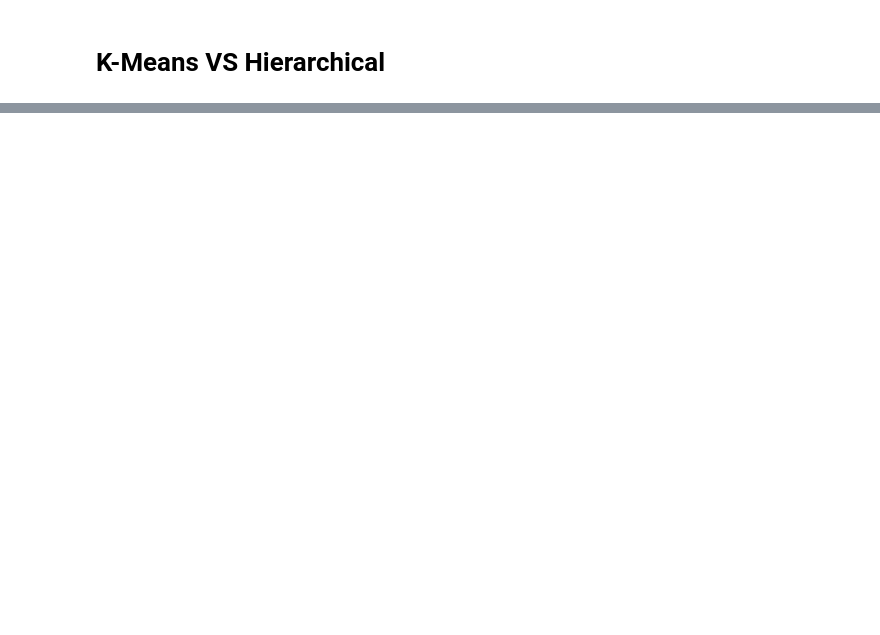
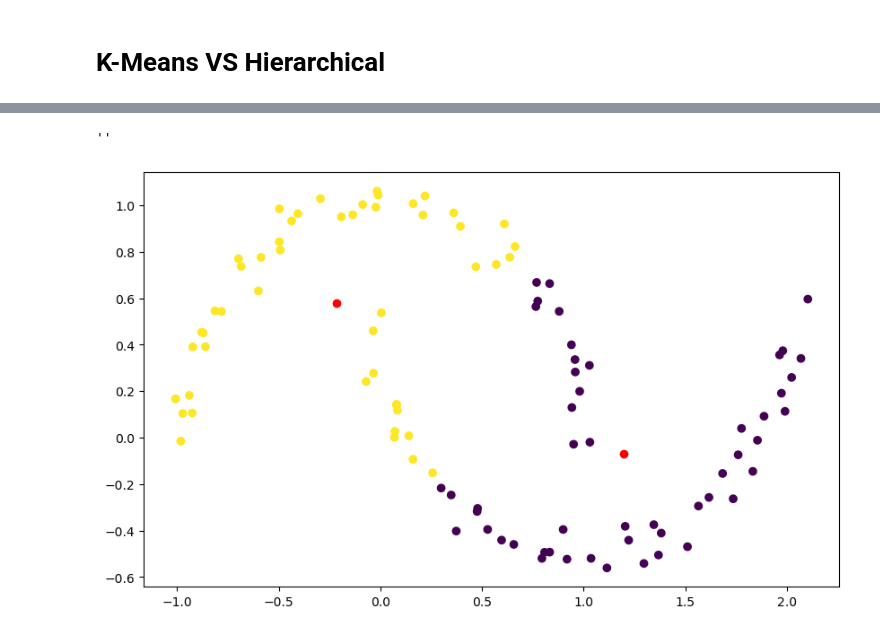
Before and after one commit to Ironhack-Data-Madrid-Enero-2024/apuntes_clase, a Jupyter notebook: semana_7/4.1 - Intro Unsupervised Learning.ipynb, the cells around one changed output, grey strips where cells are left out. Drawn from its saved outputs; the diff is of its cells as text; code cells hidden in the pictures; blank space fills up the shorter version.

```diff
--- a/semana_7/4.1 - Intro Unsupervised Learning.ipynb
+++ b/semana_7/4.1 - Intro Unsupervised Learning.ipynb
@@ -300,17 +484,20 @@ from sklearn.cluster import KMeans
 
 from sklearn.cluster import AgglomerativeClustering as AC
 # %%
-cluster=KMeans(n_clusters=4).fit(moons)
+cluster=KMeans(n_clusters=2).fit(moons)
 
 plt.figure(figsize=(10, 6))
 
 plt.scatter(moons[:, 0], moons[:, 1], c=cluster.labels_)
 
-plt.scatter([cluster.cluster_centers_[i][0] for i in range(4)],
-            [cluster.cluster_centers_[i][1] for i in range(4)],
+plt.scatter([cluster.cluster_centers_[i][0] for i in range(2)],
+            [cluster.cluster_centers_[i][1] for i in range(2)],
             c='r')
 
 ;
+# %% [output]
+''
+[figure, added]
 # %%
 cluster=AC().fit(moons)     # 2 clusters , ward por defecto
 
```
Also changed, not shown: parts of 41 cells of this notebook, 1 other file.
